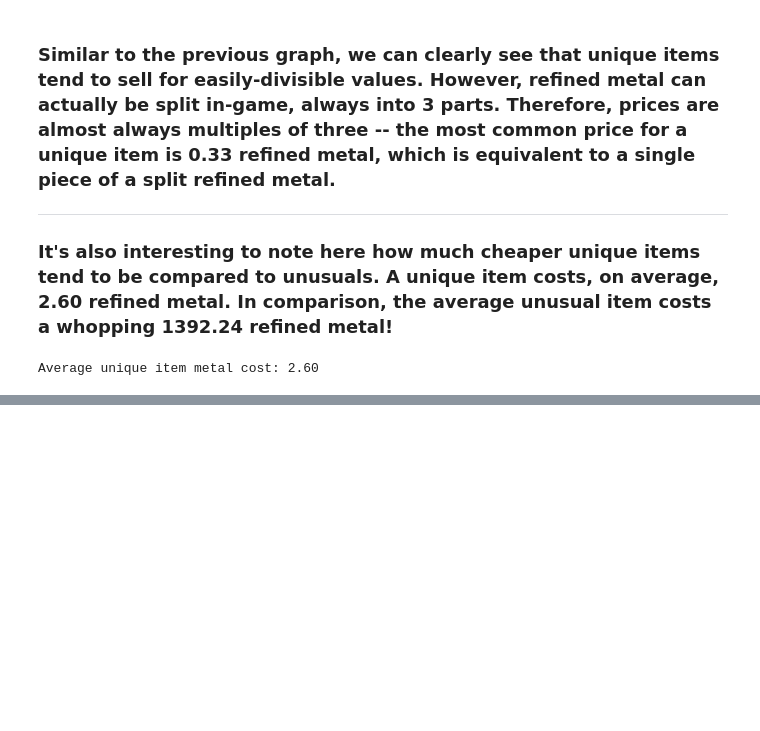
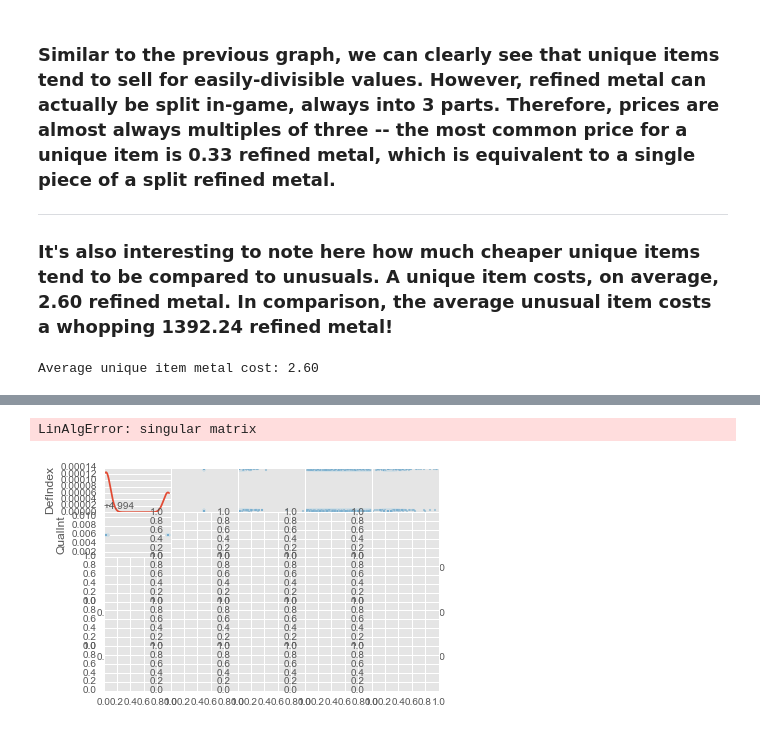
Before and after one commit to NithinPerumal/SteamMarketAnalysis, a Jupyter notebook: IPython Notebook/Jacob's Data Analysis.ipynb, the cells around one changed output, grey strips where cells are left out. Drawn from its saved outputs; the diff is of its cells as text; code cells hidden in the pictures; blank space fills up the shorter version.

```diff
--- a/IPython Notebook/Jacob's Data Analysis.ipynb
+++ b/IPython Notebook/Jacob's Data Analysis.ipynb
@@ -176,0 +186,5 @@ dfAllUnusuals['Value'].mean()
+# %%
+pd.scatter_matrix(dfAllUnusuals, diagonal='kde')
+# %% [output]
+LinAlgError: singular matrix
+[figure, added]
```
Also changed, not shown: parts of 7 cells of this notebook, 1 other file.
